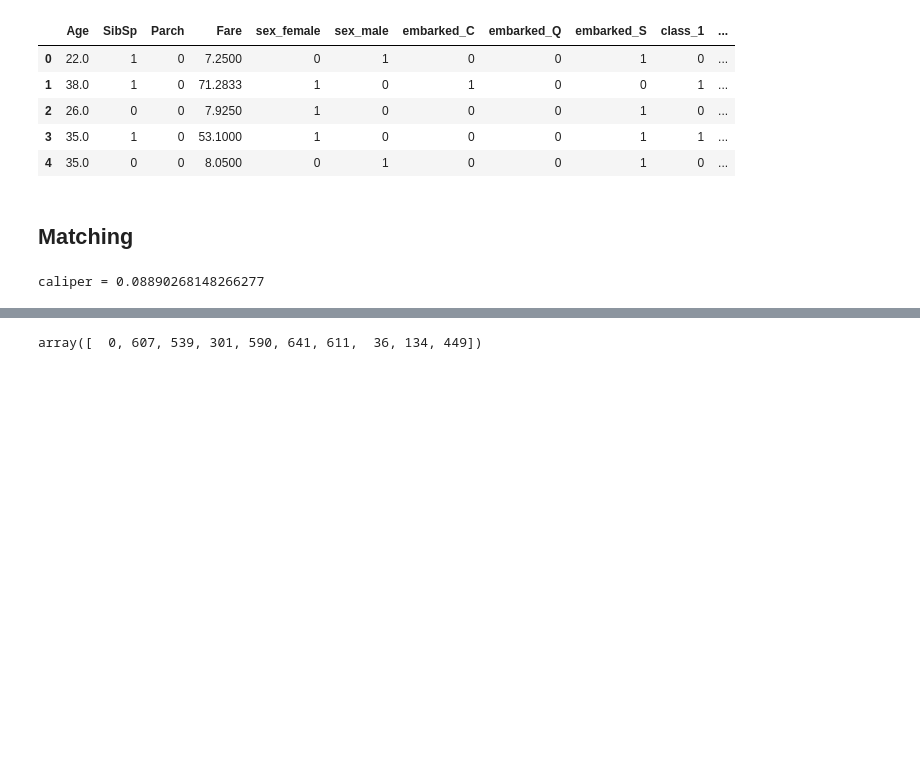
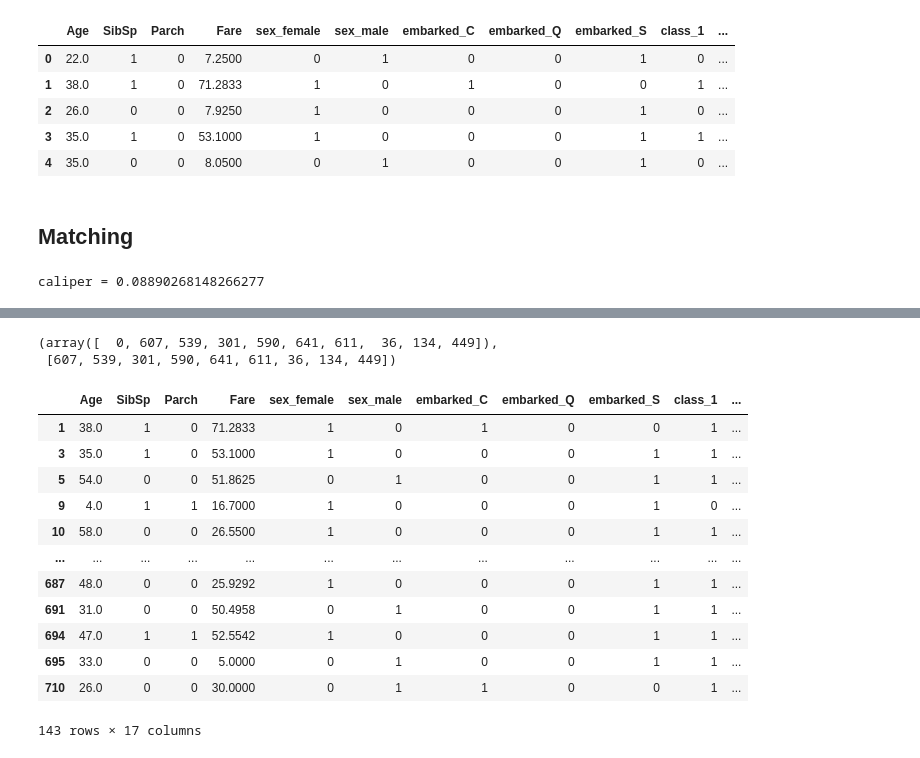
Before and after one commit to iamdingkai/causal-inference, a Jupyter notebook: propensity score matchiing/prop.ipynb, the cells around one changed output, grey strips where cells are left out. Drawn from its saved outputs; the diff is of its cells as text; code cells hidden in the pictures; blank space fills up the shorter version.

```diff
--- a/propensity score matchiing/prop.ipynb
+++ b/propensity score matchiing/prop.ipynb
@@ -186,4 +180,13 @@ array([0.00000000e+00, 2.13317234e-05, 1.10579784e-03, 4.49038997e-03,
+# %%
+def perform_matching_v2(row, indexes, X_encoded):
+    current_index = int(row['index'])
+    for idx in indexes[current_index,:]:
+        if current_index != idx and (row['treatment'] == 1) and X_encoded.loc[idx]['treatment'] == 0:
+            return int(idx)
+
+X_encoded['matched_element'] = X_encoded.reset_index().apply(perform_matching_v2, axis = 1, args = (indexes, X_encoded))
 # %%
-indexes[0, :]
+indexes[0], indexes_subset[0]
 # %% [output]
-array([  0, 607, 539, 301, 590, 641, 611,  36, 134, 449])
+(array([  0, 607, 539, 301, 590, 641, 611,  36, 134, 449]),
+ [607, 539, 301, 590, 641, 611, 36, 134, 449])
@@ -195,0 +210,16 @@ def obtain_match_details(
+# %%
+treated_matched_data
+# %% [output]
+|  | Age | SibSp | Parch | Fare | sex_female | sex_male | embarked_C | embarked_Q | embarked_S | class_1 | ... |
+| 1 | 38.0 | 1 | 0 | 71.2833 | 1 | 0 | 1 | 0 | 0 | 1 | ... |
+| 3 | 35.0 | 1 | 0 | 53.1000 | 1 | 0 | 0 | 0 | 1 | 1 | ... |
+| 5 | 54.0 | 0 | 0 | 51.8625 | 0 | 1 | 0 | 0 | 1 | 1 | ... |
+| 9 | 4.0 | 1 | 1 | 16.7000 | 1 | 0 | 0 | 0 | 1 | 0 | ... |
+| 10 | 58.0 | 0 | 0 | 26.5500 | 1 | 0 | 0 | 0 | 1 | 1 | ... |
+| ... | ... | ... | ... | ... | ... | ... | ... | ... | ... | ... | ... |
+| 687 | 48.0 | 0 | 0 | 25.9292 | 1 | 0 | 0 | 0 | 1 | 1 | ... |
+| 691 | 31.0 | 0 | 0 | 50.4958 | 0 | 1 | 0 | 0 | 1 | 1 | ... |
+| 694 | 47.0 | 1 | 1 | 52.5542 | 1 | 0 | 0 | 0 | 1 | 1 | ... |
+| 695 | 33.0 | 0 | 0 | 5.0000 | 0 | 1 | 0 | 0 | 1 | 1 | ... |
+| 710 | 26.0 | 0 | 0 | 30.0000 | 0 | 1 | 1 | 0 | 0 | 1 | ... |
+143 rows × 17 columns
```
Also changed, not shown: parts of 8 cells of this notebook.
